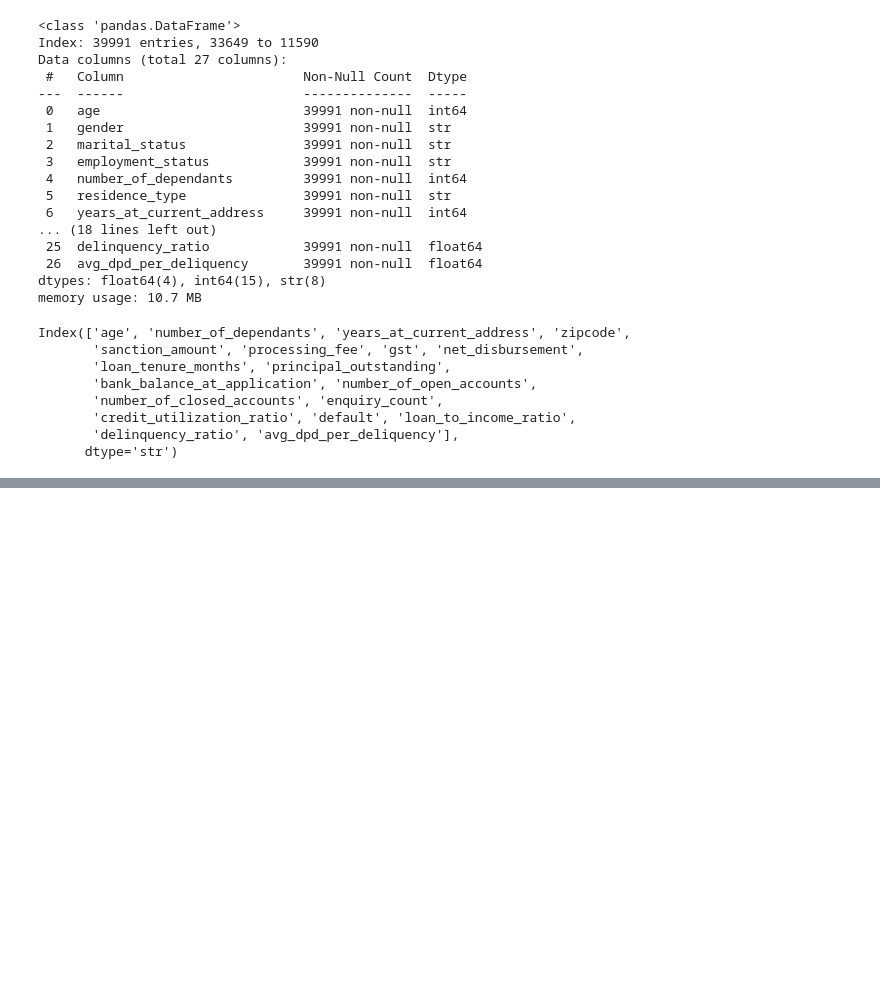
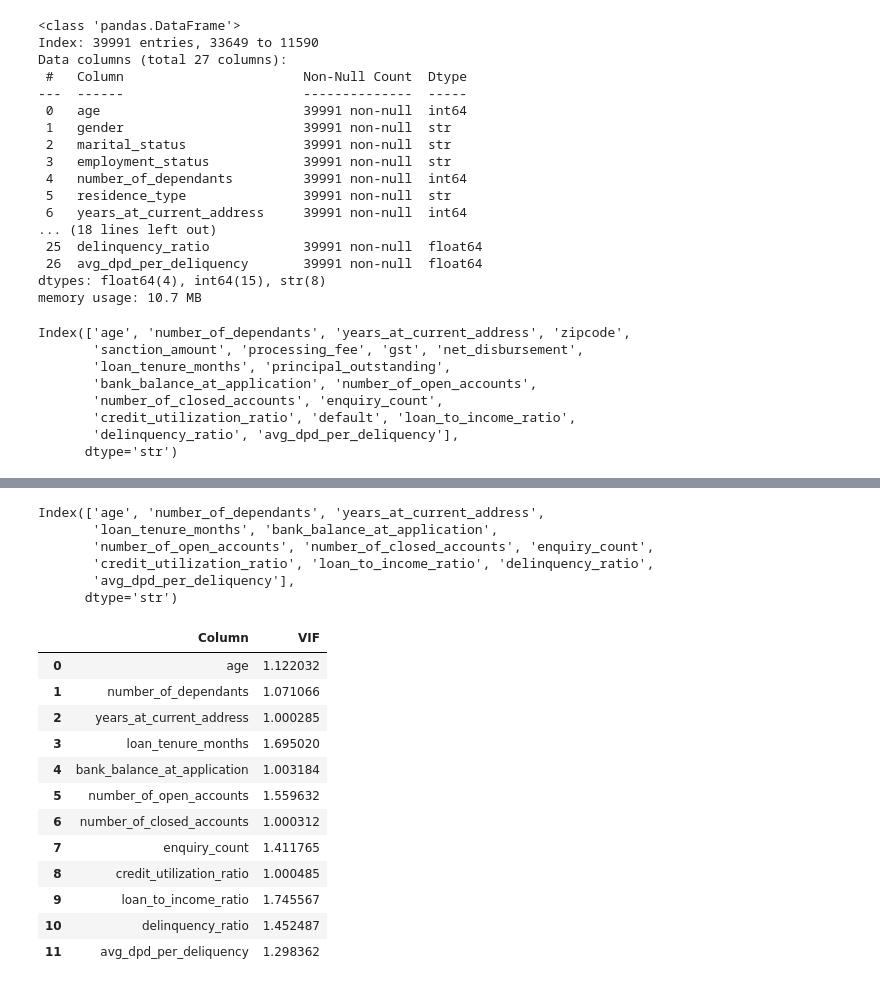
Before and after one commit to ittihadur/ML-Classification-Project, a Jupyter notebook: credit_risk_model.ipynb, the cells around one changed output, grey strips where cells are left out. Saved outputs shown, nothing was run; the diff lists cells and outputs as text; code cells hidden in the pictures; blank space fills up the shorter version.

```diff
--- a/credit_risk_model.ipynb
+++ b/credit_risk_model.ipynb
@@ -572,0 +608,30 @@ X_test.describe()
+# %%
+features_to_drop = ['processing_fee', 'gst', 'principal_outstanding', 'sanction_amount','net_disbursement']
+
+X_train_1 = X_train.drop(features_to_drop, axis=1)
+numeric_col = X_train_1.select_dtypes(['int64', 'float64']).columns
+numeric_col
+# %% [output]
+Index(['age', 'number_of_dependants', 'years_at_current_address',
+       'loan_tenure_months', 'bank_balance_at_application',
+       'number_of_open_accounts', 'number_of_closed_accounts', 'enquiry_count',
+       'credit_utilization_ratio', 'loan_to_income_ratio', 'delinquency_ratio',
+       'avg_dpd_per_deliquency'],
+      dtype='str')
+# %%
+vif_df = calculate_vif(X_train_1[numeric_col])
+vif_df
+# %% [output]
+|  | Column | VIF |
+| 0 | age | 1.122032 |
+| 1 | number_of_dependants | 1.071066 |
+| 2 | years_at_current_address | 1.000285 |
+| 3 | loan_tenure_months | 1.695020 |
+| 4 | bank_balance_at_application | 1.003184 |
+| 5 | number_of_open_accounts | 1.559632 |
+| 6 | number_of_closed_accounts | 1.000312 |
+| 7 | enquiry_count | 1.411765 |
+| 8 | credit_utilization_ratio | 1.000485 |
+| 9 | loan_to_income_ratio | 1.745567 |
+| 10 | delinquency_ratio | 1.452487 |
+| 11 | avg_dpd_per_deliquency | 1.298362 |
```
Also changed, not shown: parts of 5 cells of this notebook.
